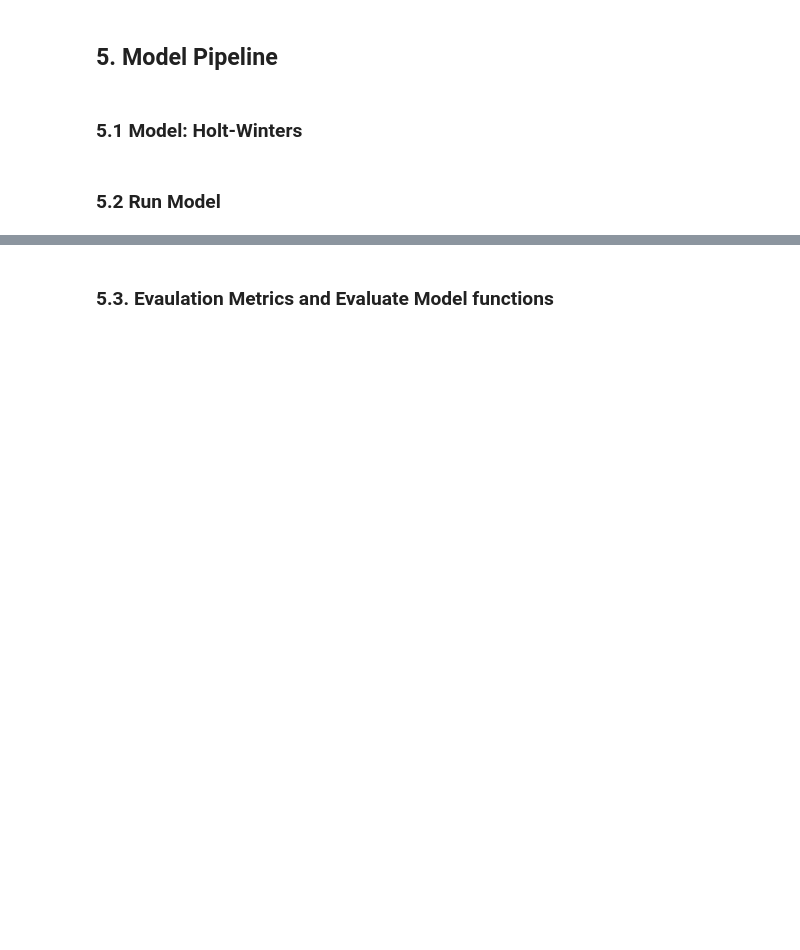
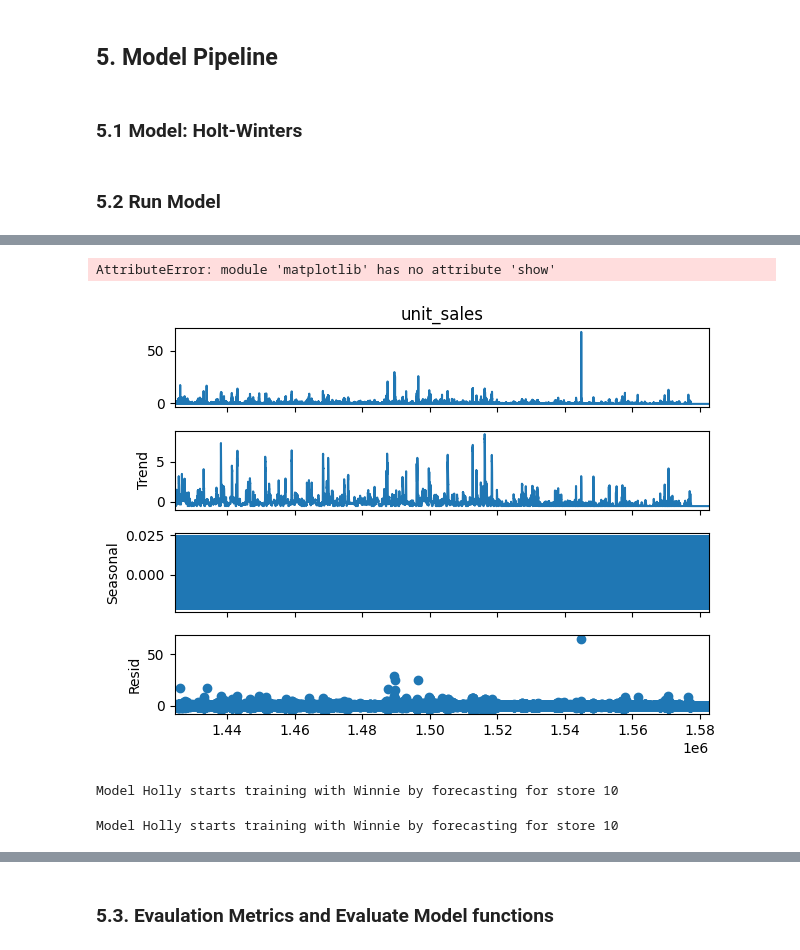
Before and after one commit to AFEngelage/Group4B, a Jupyter notebook: notebooks/2024 10 30 - Split and Model Pipeline - Holt-Winters.ipynb, the cells around one changed output, grey strips where cells are left out. Drawn from its saved outputs; the diff is of its cells as text; code cells hidden in the pictures; blank space fills up the shorter version.

Commit message:
Holt Winter model + debug inputer check

```diff
--- a/notebooks/2024 10 30 - Split and Model Pipeline - Holt-Winters.ipynb
+++ b/notebooks/2024 10 30 - Split and Model Pipeline - Holt-Winters.ipynb
@@ -633 +664,31 @@ def holt_winters_model_forecast(
+# %%
+from statsmodels.tsa.seasonal import seasonal_decompose
+import matplotlib as plt
+
+result = seasonal_decompose(train_df_store_10["unit_sales"], period=52)
+result.plot()
+plt.show()
+# %% [output]
+AttributeError: module 'matplotlib' has no attribute 'show'
+[figure, added]
+# %%
+forecasts, fitted_values = holt_winters_model_forecast(
+    train_df_store_10_103520,
+    val_df_store_10_103520,
+    seasonal_periods=52,  # Quarterly seasonality
+    trend="add",
+    seasonal="add",
+)
+# %% [output]
+Model Holly starts training with Winnie by forecasting for store 10
+# %%
+forecasts, fitted_values = holt_winters_model_forecast(
+    train_df_store_10,
+    val_df_store_10,
+    seasonal_periods=None,  # No seasonality
+    trend="add",  # Additive trend
+    seasonal=None,  # Disable seasonal component
+)
+# %% [output]
+Model Holly starts training with Winnie by forecasting for store 10
 # %%
```
Also changed, not shown: parts of 37 cells of this notebook, 2 other files.
